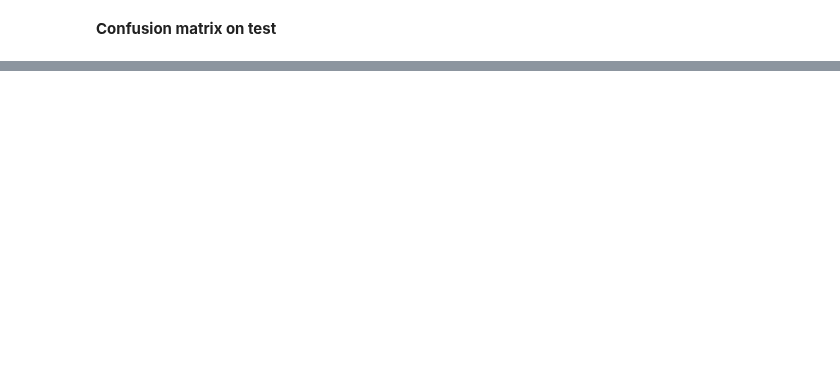
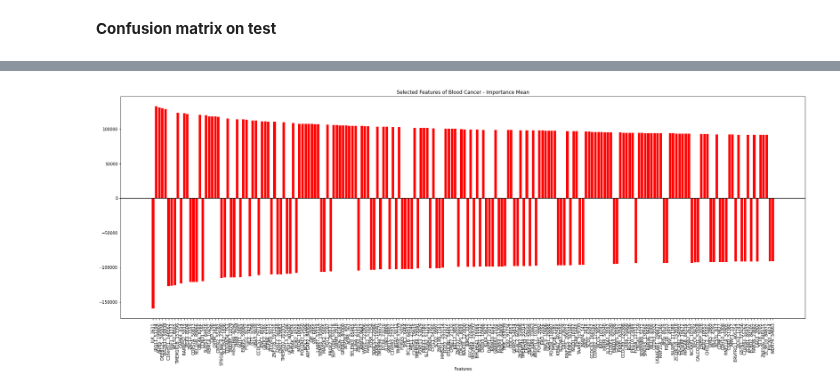
Before and after one commit to chiaraboetti/SML-project, a Jupyter notebook: model/blood/NN_blood.ipynb, the cells around one changed output, grey strips where cells are left out. Drawn from its saved outputs; the diff is of its cells as text; code cells hidden in the pictures; blank space fills up the shorter version.

```diff
--- a/model/blood/NN_blood.ipynb
+++ b/model/blood/NN_blood.ipynb
@@ -17,0 +19,2 @@ from eli5.sklearn import PermutationImportance
+# %%
+blood = pd.read_csv("dataset/blood_dataset.csv")
@@ -215,0 +214,2 @@ plot_confusion_matrix(conf_matr, classes = ["Blood", "Non Blood"],
+# %%
+olden = pd.read_csv("dataset/blood_olden.csv")
@@ -215,0 +225,5 @@ plot_confusion_matrix(conf_matr, classes = ["Blood", "Non Blood"],
+# %%
+olden.pop('Unnamed: 0')
+olden['Gene'] = blood.columns[2:17395]
+olden.columns = ['Impo_score', 'Gene']
+olden['Impo_score_abs'] = abs(olden['Impo_score'])
@@ -215,0 +239,3 @@ plot_confusion_matrix(conf_matr, classes = ["Blood", "Non Blood"],
+# %%
+olden_sort = olden.sort_values('Impo_score_abs', ascending = False)
+olden_sort.head()
@@ -215,0 +249,10 @@ plot_confusion_matrix(conf_matr, classes = ["Blood", "Non Blood"],
+# %%
+plt.figure(figsize = (30, 10))
+plt.bar(olden_sort.Gene[:200], olden_sort.Impo_score[:200], color = 'r')
+plt.xticks(rotation = 90)
+plt.axhline(0, color = 'k')
+plt.title('Selected Features of Blood Cancer - Importance Mean')
+plt.xlabel('Features')
+plt.show()
+# %% [output]
+[figure, added]
```
Also changed, not shown: parts of 37 cells of this notebook.
